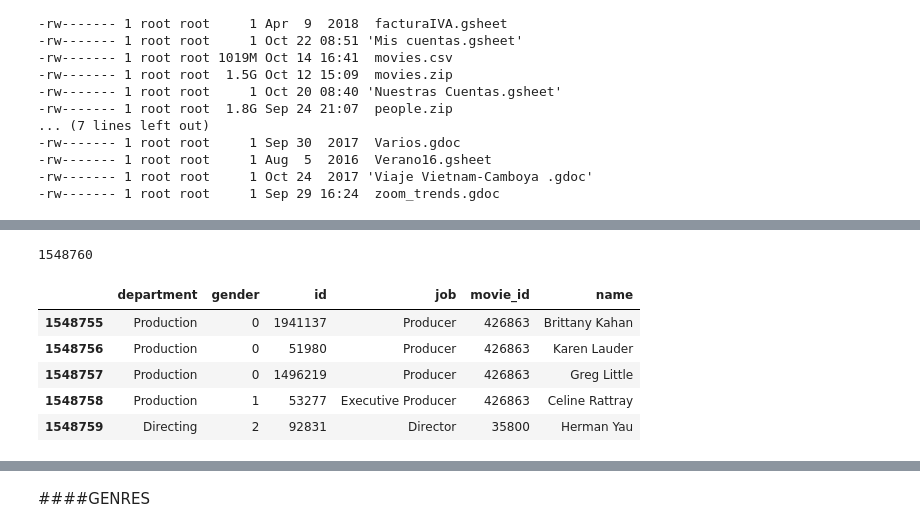
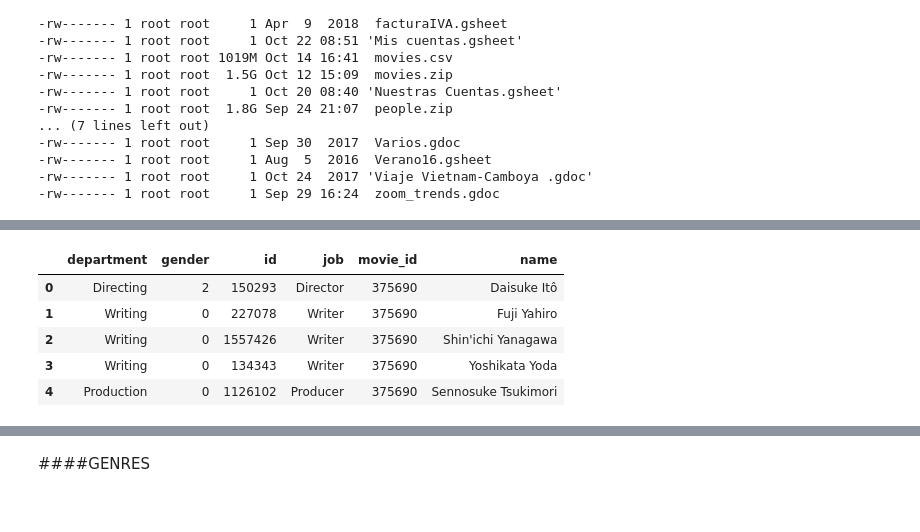
Before and after one commit to mandixbw/Cinema_KeysForSuccess, a Jupyter notebook: 03_Tidying_Movies_Data.ipynb, the cells around one changed output, grey strips where cells are left out. Cells and saved outputs as stored; diff of their text form; code cells hidden in the pictures.

Commit message:
Tidying movies data (work in progress - 3rd update)

```diff
--- a/03_Tidying_Movies_Data.ipynb
+++ b/03_Tidying_Movies_Data.ipynb
@@ -1355,0 +1388,4 @@ dict_keys(['credit_id', 'department', 'gender', 'id', 'job', 'name', 'profile_pa
+# %%
+def mapFunction(dict):
+    return [{'cast_id': dict['cast_id'], 'character': dict['character'], 'gender': dict['gender'],
+                     'id': dict['id'], 'name': dict['name'], 'order': dict['order']}]
@@ -1355,0 +1401,19 @@ dict_keys(['credit_id', 'department', 'gender', 'id', 'job', 'name', 'profile_pa
+# %%
+def reduceFunction(list1, list2):
+    return list1 + list2
+# %%
+#Mejora lo anterior pero sigue siendo mucho más lento!!!
+from functools import reduce   #Ponerlo al principio con todas las librerías!!!!!!!!!!!!!!!!!!!!!
+
+dfTest = pd.DataFrame()
+
+tic=timeit.default_timer()
+
+for id in dfMovies.index[0:10000]:
+    if dfMovies[dfMovies.index == id]['credits_cast'].iloc[0] != []:
+        dfAux = pd.DataFrame(reduce(reduceFunction, map(mapFunction, dfMovies[dfMovies.index == id]['credits_cast'].iloc[0])))
+        dfAux['movie_id']=id
+        dfTest = dfTest.append(dfAux)
+
+toc=timeit.default_timer()
+toc - tic #elapsed time in seconds
@@ -1356,18 +1463,16 @@ dict_keys(['credit_id', 'department', 'gender', 'id', 'job', 'name', 'profile_pa
 # %%
-#Uso el código equivalente que usé para credits_cast
-#No necesito controlar las pelis sin crew.
-#Tomo todos los campos salvo profile_path y credit_id
+#Primero meto la variable del nombre de la columna a tratar:
 dfMoviesCrew = pd.DataFrame()
 
-def crew_iterator():
-    for id in dfMovies.index:
-        for dict in dfMovies[dfMovies.index == id]['credits_crew'].iloc[0]:
+def crew_iterator(field_name):
+    for id in dfMovies.index[0:1000]:
+        for dict in dfMovies[dfMovies.index == id][field_name].iloc[0]:
             output = {'movie_id': id, 'department': dict['department'], 'gender': dict['gender'],
                      'id': dict['id'], 'job': dict['job'], 'name': dict['name']}
             yield output
 
 tic=timeit.default_timer()
-dfMoviesCrew = pd.DataFrame(crew_iterator())
+dfMoviesCrew = pd.DataFrame(crew_iterator('credits_crew'))
 toc=timeit.default_timer()
 toc - tic #elapsed time in seconds
 # %% [output]
@@ -1379,16 +1484,9 @@ dfMoviesCrew.shape
-# %%
-#¿Son todos los registros que tenían que ser?
-dfCheck = pd.DataFrame(dfMovies['credits_crew'].map(len).value_counts())
-dfCheck['calculation']=dfCheck['credits_crew']*dfCheck.index
-dfCheck['calculation'].sum()
-# %% [output]
-1548760
 # %%
-dfMoviesCrew.tail()
+dfMoviesCrew.head()
 # %% [output]
 |  | department | gender | id | job | movie_id | name |
-| 1548755 | Production | 0 | 1941137 | Producer | 426863 | Brittany Kahan |
-| 1548756 | Production | 0 | 51980 | Producer | 426863 | Karen Lauder |
-| 1548757 | Production | 0 | 1496219 | Producer | 426863 | Greg Little |
-| 1548758 | Production | 1 | 53277 | Executive Producer | 426863 | Celine Rattray |
-| 1548759 | Directing | 2 | 92831 | Director | 35800 | Herman Yau |
+| 0 | Directing | 2 | 150293 | Director | 375690 | Daisuke Itô |
+| 1 | Writing | 0 | 227078 | Writer | 375690 | Fuji Yahiro |
+| 2 | Writing | 0 | 1557426 | Writer | 375690 | Shin'ichi Yanagawa |
+| 3 | Writing | 0 | 134343 | Writer | 375690 | Yoshikata Yoda |
+| 4 | Production | 0 | 1126102 | Producer | 375690 | Sennosuke Tsukimori |
```
Also changed, not shown: parts of 193 cells of this notebook.
